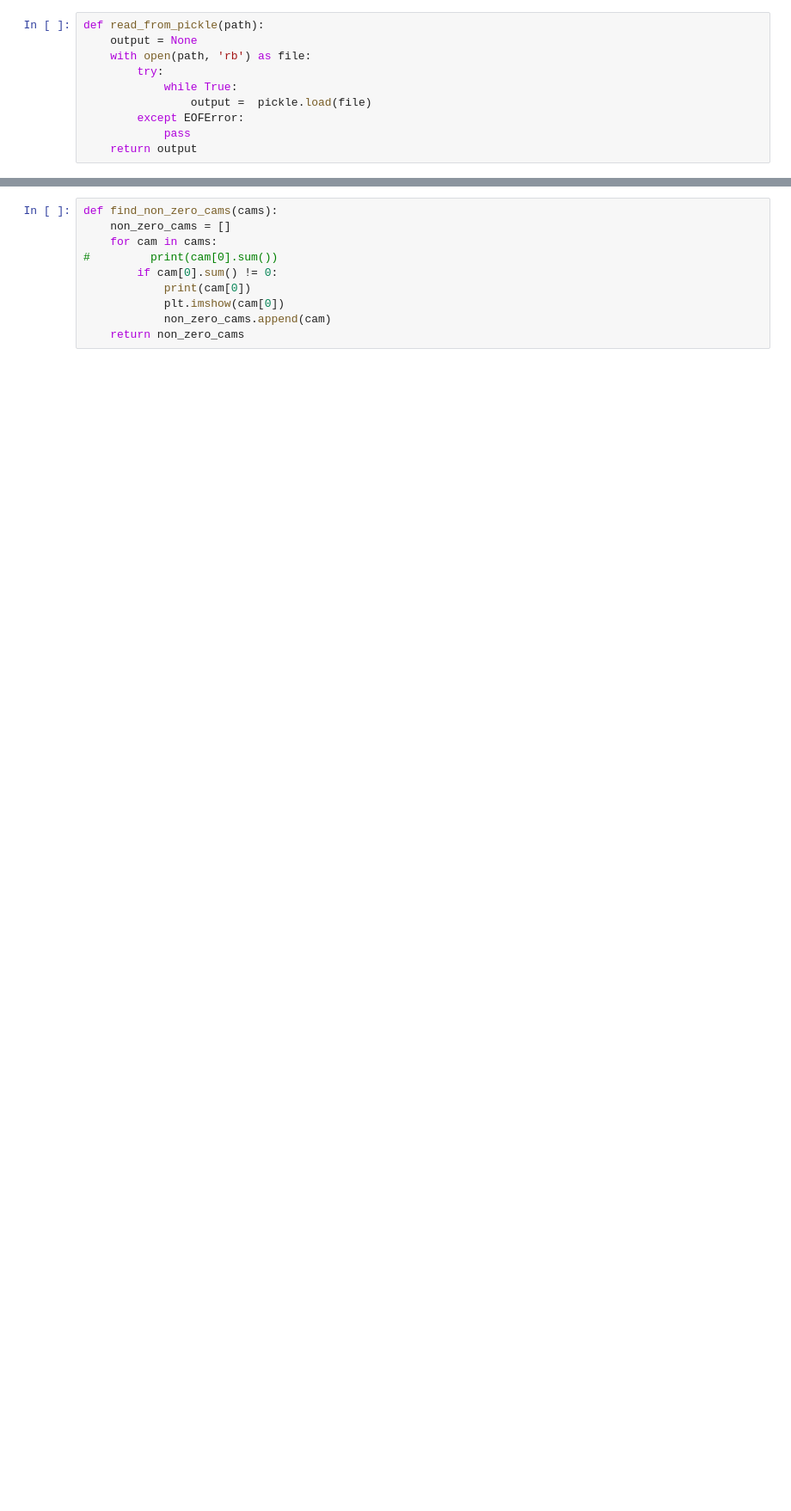
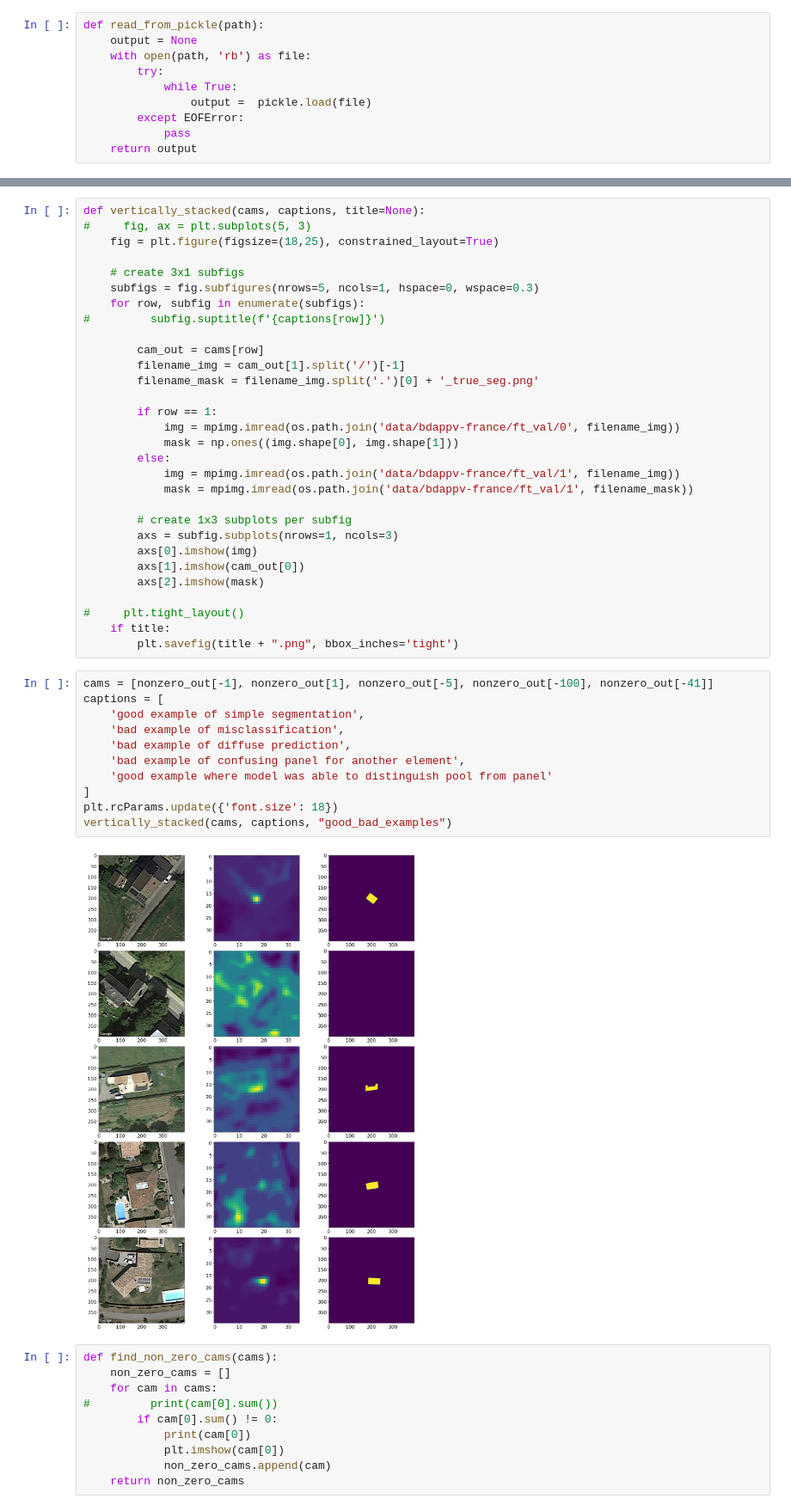
Before and after one commit to jelc53/deepsolar, a Jupyter notebook: inspect_results.ipynb, the cells around one changed output, grey strips where cells are left out. Shown at 86% size. Cells and saved outputs as stored; diff of their text form; blank space fills up the shorter version.

```diff
--- a/inspect_results.ipynb
+++ b/inspect_results.ipynb
@@ -32,3 +50,46 @@ def side_by_side_plot(cam_out):
+# %%
+def vertically_stacked(cams, captions, title=None):
+#     fig, ax = plt.subplots(5, 3)
+    fig = plt.figure(figsize=(18,25), constrained_layout=True)
+
+    # create 3x1 subfigs
+    subfigs = fig.subfigures(nrows=5, ncols=1, hspace=0, wspace=0.3)
+    for row, subfig in enumerate(subfigs):
+#         subfig.suptitle(f'{captions[row]}')
+
+        cam_out = cams[row]
+        filename_img = cam_out[1].split('/')[-1]
+        filename_mask = filename_img.split('.')[0] + '_true_seg.png'
+
+        if row == 1:
+            img = mpimg.imread(os.path.join('data/bdappv-france/ft_val/0', filename_img))
+            mask = np.ones((img.shape[0], img.shape[1]))
+        else:
+            img = mpimg.imread(os.path.join('data/bdappv-france/ft_val/1', filename_img))
+            mask = mpimg.imread(os.path.join('data/bdappv-france/ft_val/1', filename_mask))
+
+        # create 1x3 subplots per subfig
+        axs = subfig.subplots(nrows=1, ncols=3)
+        axs[0].imshow(img)
+        axs[1].imshow(cam_out[0])
+        axs[2].imshow(mask)
+
+#     plt.tight_layout()
+    if title:
+        plt.savefig(title + ".png", bbox_inches='tight')
+# %%
+cams = [nonzero_out[-1], nonzero_out[1], nonzero_out[-5], nonzero_out[-100], nonzero_out[-41]]
+captions = [
+    'good example of simple segmentation',
+    'bad example of misclassification',
+    'bad example of diffuse prediction',
+    'bad example of confusing panel for another element',
+    'good example where model was able to distinguish pool from panel'
+]
+plt.rcParams.update({'font.size': 18})
+vertically_stacked(cams, captions, "good_bad_examples")
+# %% [output]
+[figure, added]
 # %%
 def find_non_zero_cams(cams):
     non_zero_cams = []
```
Also changed, not shown: parts of 16 cells of this notebook, 26 other files.
